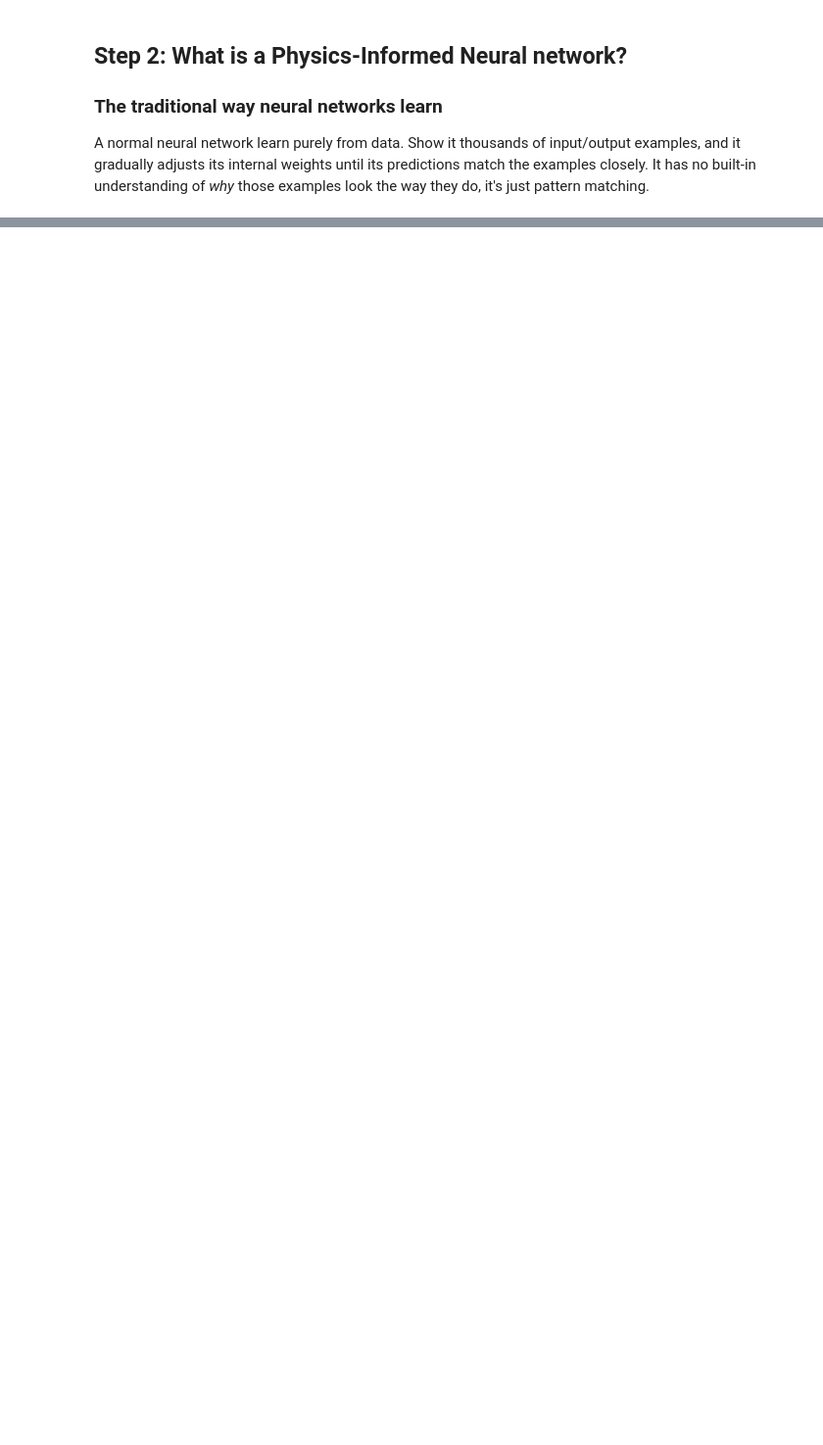
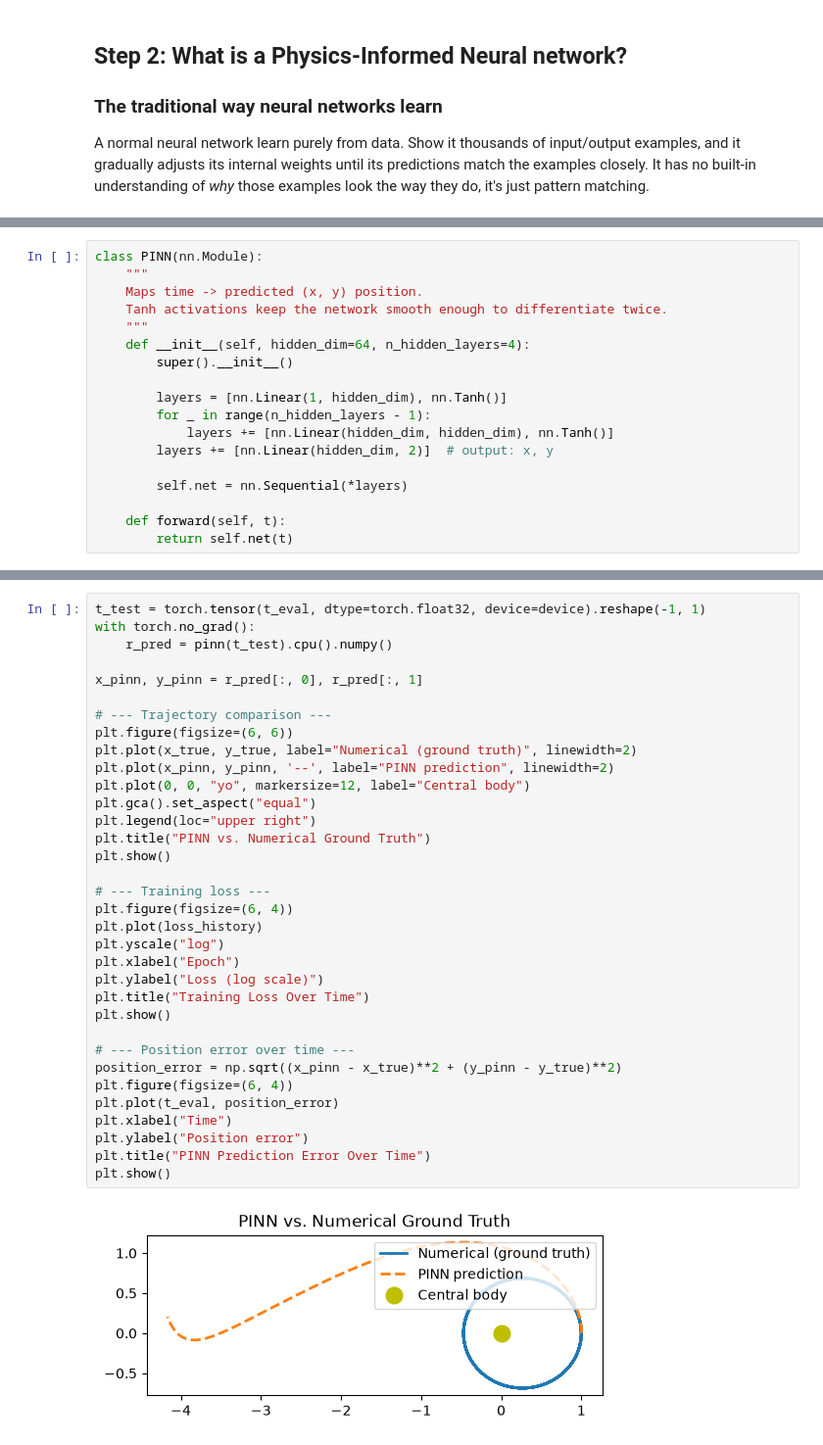
Before and after one commit to VicDeni/orbital-pinn, a Jupyter notebook: notebooks/01_orbital_mechanics_baseline.ipynb, the cells around one changed output, grey strips where cells are left out. Shown at 98% size. Saved outputs shown, nothing was run; the diff lists cells and outputs as text; blank space fills up the shorter version.

Commit message:
Complete Phase 1: PINN for orbital mechanics baseline

```diff
--- a/notebooks/01_orbital_mechanics_baseline.ipynb
+++ b/notebooks/01_orbital_mechanics_baseline.ipynb
@@ -247,0 +254,18 @@ A normal neural network learn purely from data. Show it thousands of input/outpu
+# %%
+class PINN(nn.Module):
+    """
+    Maps time -> predicted (x, y) position.
+    Tanh activations keep the network smooth enough to differentiate twice.
+    """
+    def __init__(self, hidden_dim=64, n_hidden_layers=4):
+        super().__init__()
+
+        layers = [nn.Linear(1, hidden_dim), nn.Tanh()]
+        for _ in range(n_hidden_layers - 1):
+            layers += [nn.Linear(hidden_dim, hidden_dim), nn.Tanh()]
+        layers += [nn.Linear(hidden_dim, 2)]  # output: x, y
+
+        self.net = nn.Sequential(*layers)
+
+    def forward(self, t):
+        return self.net(t)
@@ -247,0 +391,36 @@ A normal neural network learn purely from data. Show it thousands of input/outpu
+# %%
+t_test = torch.tensor(t_eval, dtype=torch.float32, device=device).reshape(-1, 1)
+with torch.no_grad():
+    r_pred = pinn(t_test).cpu().numpy()
+
+x_pinn, y_pinn = r_pred[:, 0], r_pred[:, 1]
+
+# --- Trajectory comparison ---
+plt.figure(figsize=(6, 6))
+plt.plot(x_true, y_true, label="Numerical (ground truth)", linewidth=2)
+plt.plot(x_pinn, y_pinn, '--', label="PINN prediction", linewidth=2)
+plt.plot(0, 0, "yo", markersize=12, label="Central body")
+plt.gca().set_aspect("equal")
+plt.legend(loc="upper right")
+plt.title("PINN vs. Numerical Ground Truth")
+plt.show()
+
+# --- Training loss ---
+plt.figure(figsize=(6, 4))
+plt.plot(loss_history)
+plt.yscale("log")
+plt.xlabel("Epoch")
+plt.ylabel("Loss (log scale)")
+plt.title("Training Loss Over Time")
+plt.show()
+
+# --- Position error over time ---
+position_error = np.sqrt((x_pinn - x_true)**2 + (y_pinn - y_true)**2)
+plt.figure(figsize=(6, 4))
+plt.plot(t_eval, position_error)
+plt.xlabel("Time")
+plt.ylabel("Position error")
+plt.title("PINN Prediction Error Over Time")
+plt.show()
+# %% [output]
+[figure, added]
```
Also changed, not shown: parts of 8 cells of this notebook.
